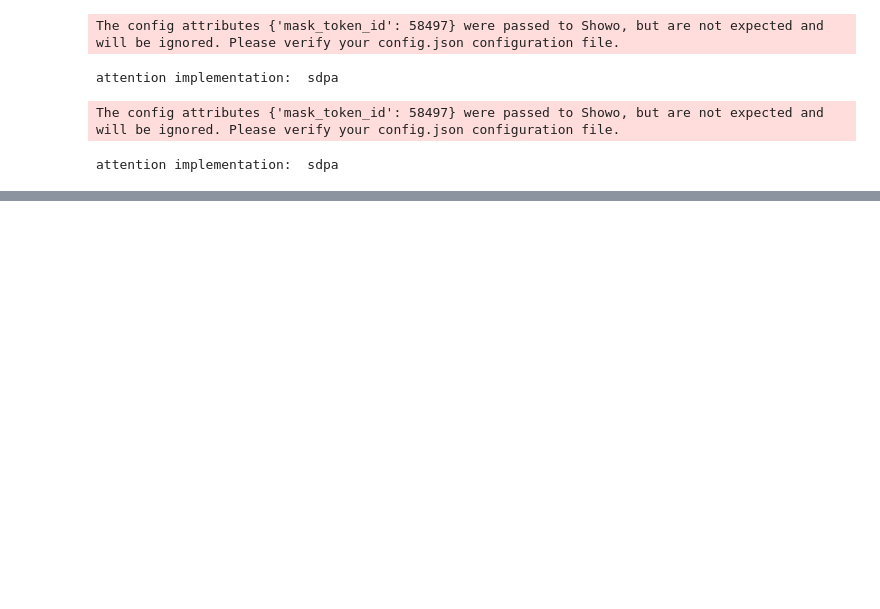
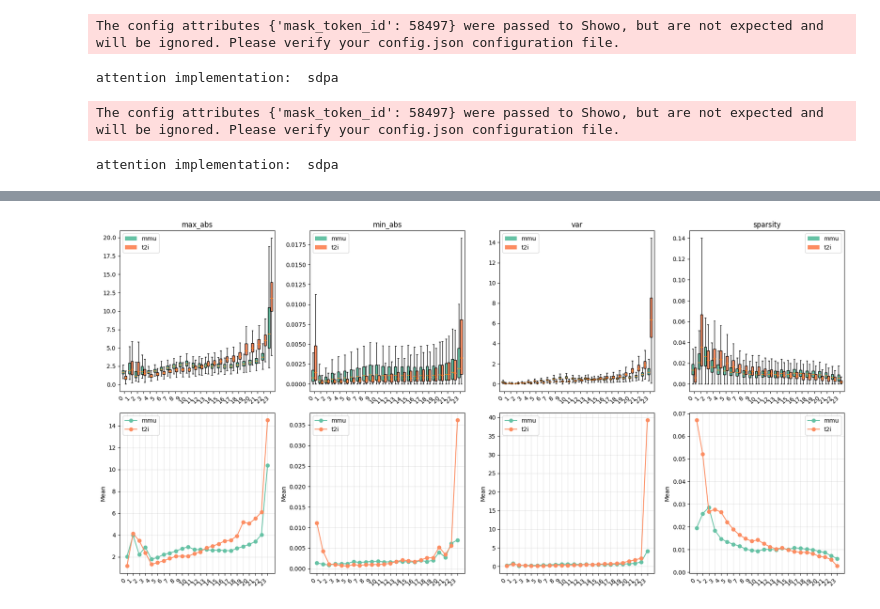
Before and after one commit to showlab/Show-o, a Jupyter notebook: track_activations.ipynb, the cells around one changed output, grey strips where cells are left out. Drawn from its saved outputs; the diff is of its cells as text; code cells hidden in the pictures; blank space fills up the shorter version.

```diff
--- a/track_activations.ipynb
+++ b/track_activations.ipynb
@@ -29,4 +29,4 @@ from typing import List, Dict, Optional
 
 
 conversation_lib.default_conversation = conversation_lib.conv_templates["phi1.5"]
-STATS_TYPES = ['max_abs', 'var', 'sparsity']
+STATS_TYPES = ['max_abs', 'min_abs', 'var', 'sparsity']
@@ -62,10 +73,12 @@ class Stats:
         max_abs = out.abs().amax(dim=1, keepdim=False)           # (batch_size,)
         var = out.var(dim=1, unbiased=False, keepdim=False)      # (batch_size,)
         sparsity = (out.abs() < sparsity_eps).float().mean(dim=1, keepdim=False)  # (batch_size,)
+        min_abs = out.abs().amin(dim=1, keepdim=False)
         # sparsity = out.abs().amin(dim=1, keepdim=False)
         self.append("max_abs", max_abs)
         self.append("var", var)
         self.append("sparsity", sparsity)
+        self.append("min_abs", min_abs)
 
     def cat(self, name: str) -> Optional[torch.Tensor]:
         lst = self._lists.get(name)
@@ -208,28 +221,3 @@ def print_stat_boxplots(recorder, stat: str = "max_abs", layers: list[int] = Non
     plt.title(f"Boxplots of '{stat}' across layers ({len(data)} layers)")
     plt.tight_layout()
     plt.show()
-
-
-def print_all_stats_boxplots(recorder, layers: list[int] = None, figsize=(18,6), showfliers=False):
-    stats = list(STATS_TYPES)
-    n = len(stats)
-    fig, axes = plt.subplots(1, n, figsize=figsize, sharey=False)
-    if n == 1:
-        axes = [axes]
-
-    for ax, stat in zip(axes, stats):
-        layer_names, acts_list = get_activations(recorder, stat=stat, layers=layers)
-        if len(acts_list) == 0:
-            ax.text(0.5, 0.5, f"No data for {stat}", ha='center', va='center')
-            ax.set_title(stat)
-            continue
-
-        data = [a.numpy() if isinstance(a, torch.Tensor) else np.asarray(a) for a in acts_list]
-        ax.boxplot(data, labels=[ln.split(".")[3] if len(ln.split("."))>3 else ln for ln in layer_names],
-                   showfliers=showfliers)
-        ax.set_title(stat)
-        ax.tick_params(axis='x', rotation=45)
-
-    plt.suptitle("Layer statistics")
-    plt.tight_layout(rect=[0, 0, 1, 0.95])
-    plt.show()
@@ -277,0 +353,4 @@ print_all_stats_boxplots(activations_recorder_t2i)
+# %%
+print_all_stats_boxplots({'mmu': activations_recorder_mmu, 't2i': activations_recorder_t2i})
+# %% [output]
+[figure, added]
```
Also changed, not shown: parts of 6 cells of this notebook.
